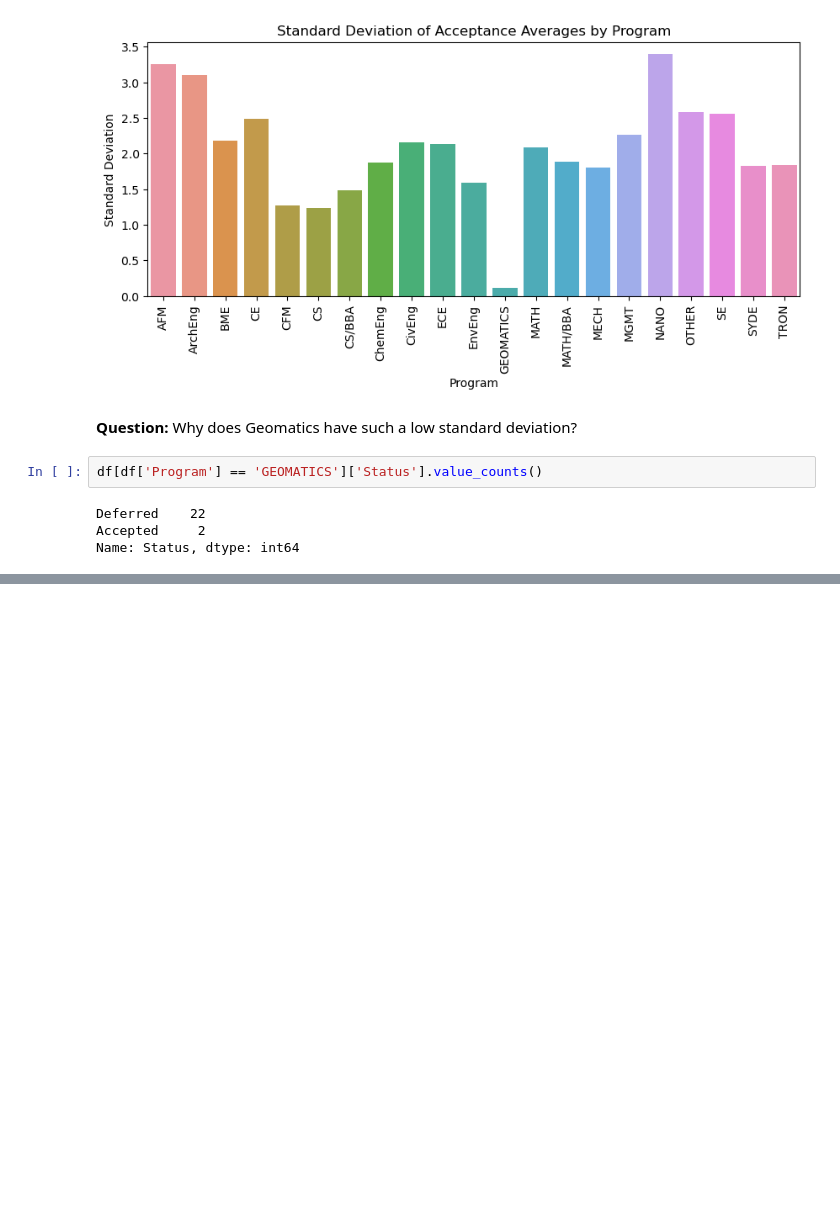
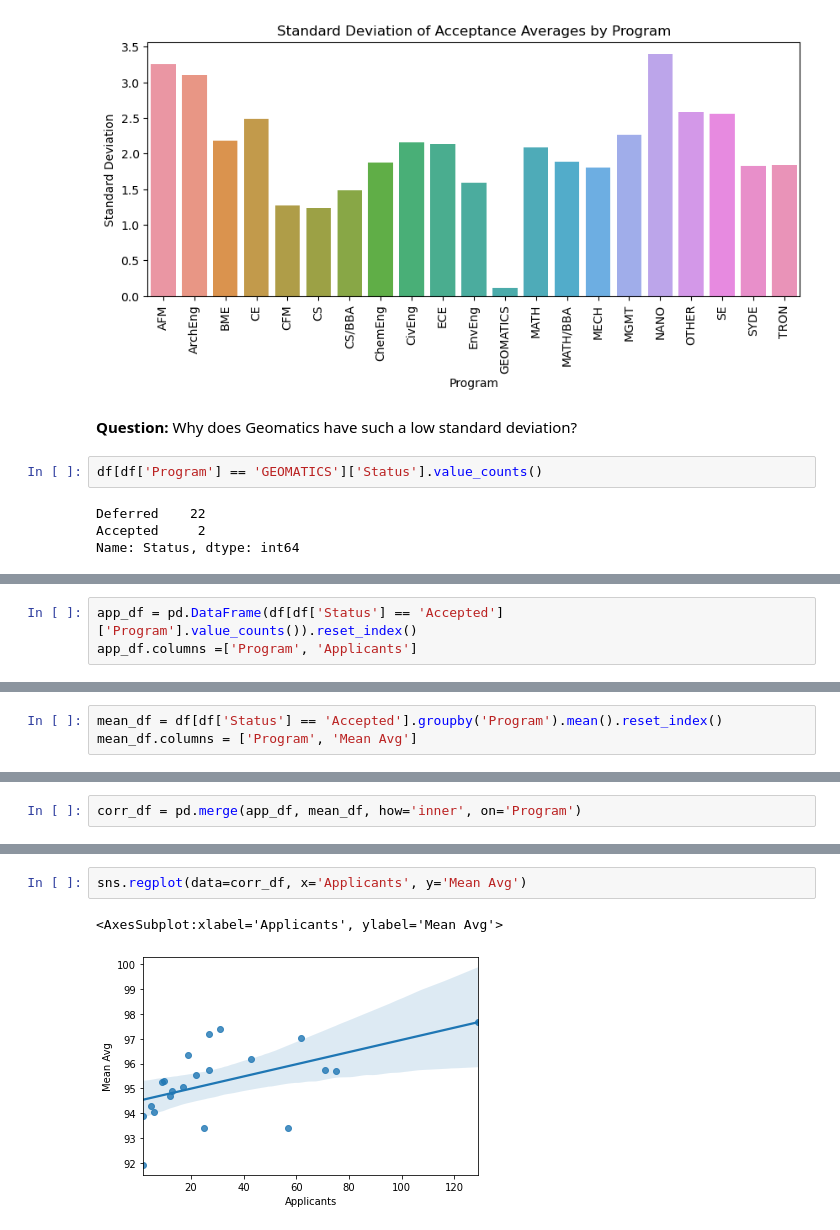
Before and after one commit to caspinprince/waterloo-admissions-analysis, a Jupyter notebook: Data-Analysis.ipynb, the cells around one changed output, grey strips where cells are left out. Cells and saved outputs as stored; diff of their text form; blank space fills up the shorter version.

```diff
--- a/Data-Analysis.ipynb
+++ b/Data-Analysis.ipynb
@@ -353,0 +374,3 @@ likely been deferred from another program like CS.
+# %%
+app_df = pd.DataFrame(df[df['Status'] == 'Accepted']['Program'].value_counts()).reset_index()
+app_df.columns =['Program', 'Applicants']
@@ -353,0 +386,3 @@ likely been deferred from another program like CS.
+# %%
+mean_df = df[df['Status'] == 'Accepted'].groupby('Program').mean().reset_index()
+mean_df.columns = ['Program', 'Mean Avg']
@@ -353,0 +398,2 @@ likely been deferred from another program like CS.
+# %%
+corr_df = pd.merge(app_df, mean_df, how='inner', on='Program')
@@ -353,0 +409,5 @@ likely been deferred from another program like CS.
+# %%
+sns.regplot(data=corr_df, x='Applicants', y='Mean Avg')
+# %% [output]
+<AxesSubplot:xlabel='Applicants', ylabel='Mean Avg'>
+[figure, added]
```
Also changed, not shown: parts of 15 cells of this notebook, 1 other file.
